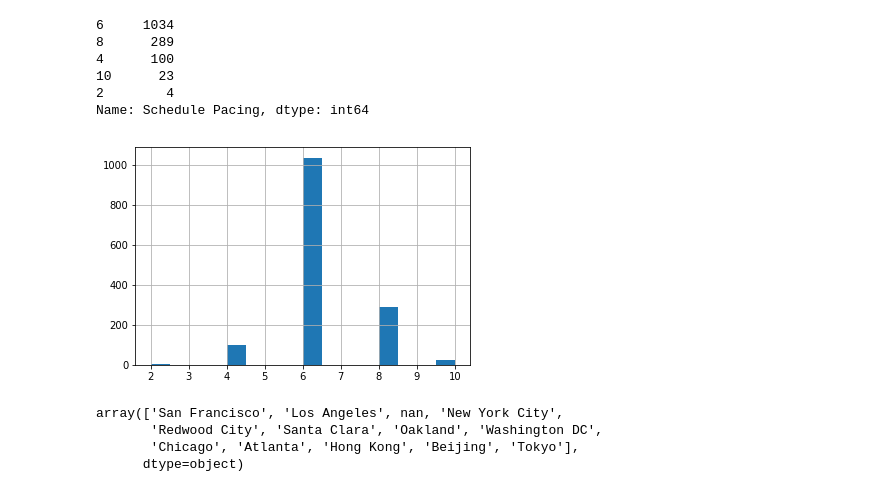
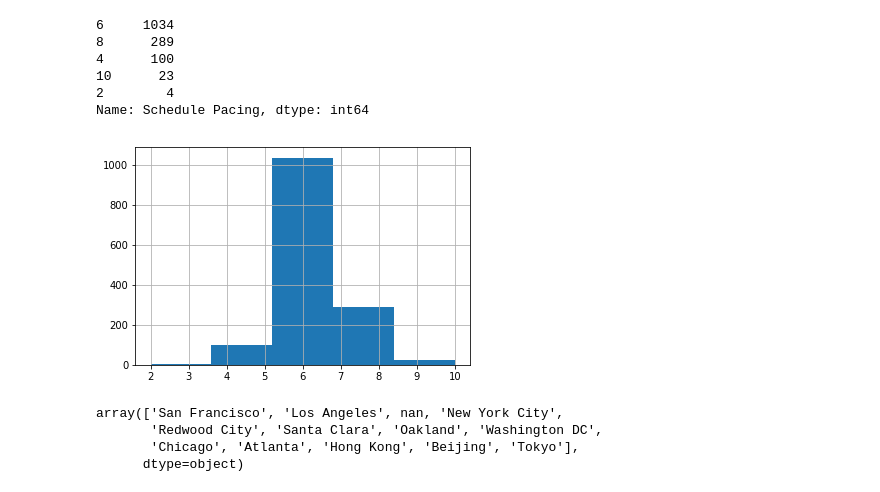
Before and after one commit to RaymondDashWu/DS1.1-Class-Files, a Jupyter notebook: NPS_Make_School.ipynb, the cells around one changed output. Drawn from its saved outputs; the diff is of its cells as text; code cells hidden in the pictures.

```diff
--- a/NPS_Make_School.ipynb
+++ b/NPS_Make_School.ipynb
@@ -471,11 +471,11 @@ Name: Schedule Pacing, dtype: int64
 # %%
 # sns.distplot(df2['Schedule Pacing'].sort_values().value_counts())
 # sns.distplot(df2['Schedule Pacing'], hist= False, rug= False)
 
-df2['Schedule Pacing'].hist(bins=16)
+df2['Schedule Pacing'].hist(bins=5)
 plt.show()
 # %% [output]
-[figure, old version]
+[figure, new version]
 # %%
 df2['Location'].unique()
 # %% [output]
```
Also changed, not shown: parts of 3 cells of this notebook, 2 other files.
